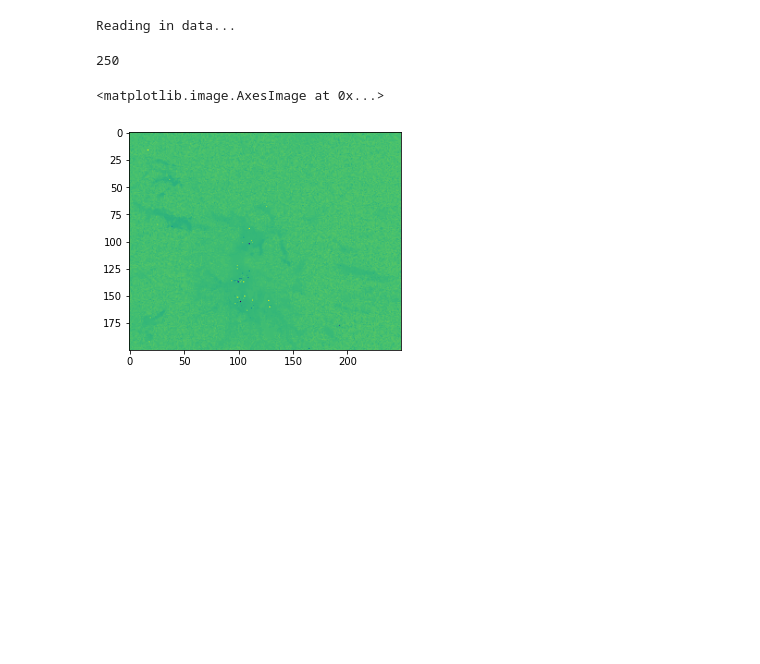
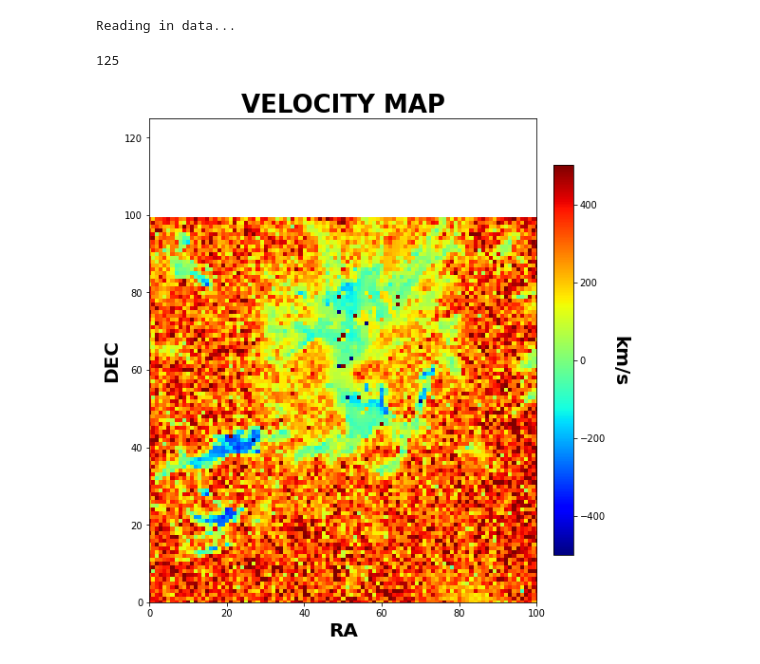
Before and after one commit to crhea93/LUCI, a Jupyter notebook: Test.ipynb, the cells around one changed output. Cells and saved outputs as stored; diff of their text form; code cells hidden in the pictures; blank space fills up the shorter version.

```diff
--- a/Test.ipynb
+++ b/Test.ipynb
@@ -18,11 +19,10 @@ Reading in data...
 # %%
 #cube.create_deep_image()
 # %%
-vel_map, broad_map, flux_map, chi2_fits = cube.fit_cube(['Halpha', 'NII6548', 'NII6583', 'SII6716', 'SII6731'], 'gaussian', 1000, 1400, 250, 750, binning=2)
+vel_map, broad_map, flux_map, chi2_fits = cube.fit_cube(['Halpha', 'NII6548', 'NII6583', 'SII6716', 'SII6731'], 'gaussian', 1000, 1400, 250, 750, binning=4)
 # %% [output]
-250
+125
 # %%
-plt.imshow(vel_map)
+lplt.plot_map(vel_map, 'velocity', cube_dir, clims=[-500,500])
 # %% [output]
-<matplotlib.image.AxesImage at 0x...>
-[figure, old version]
+[figure, new version]
```
Also changed, not shown: parts of 1 cell of this notebook, 2 other files.
